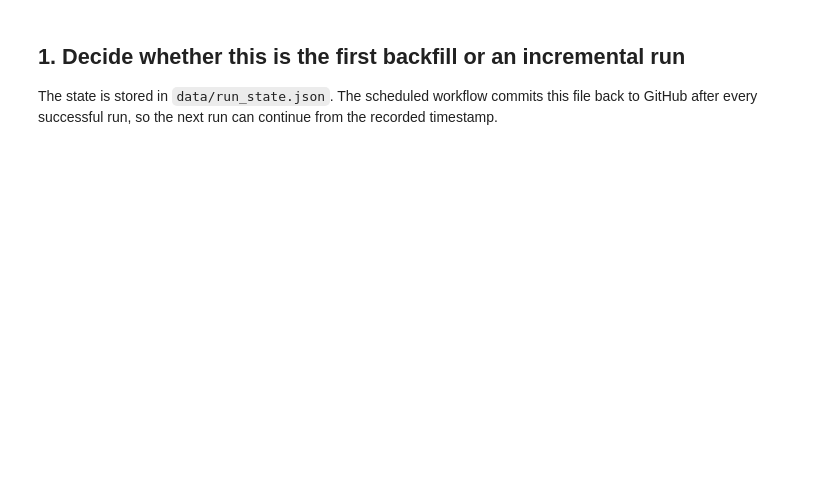
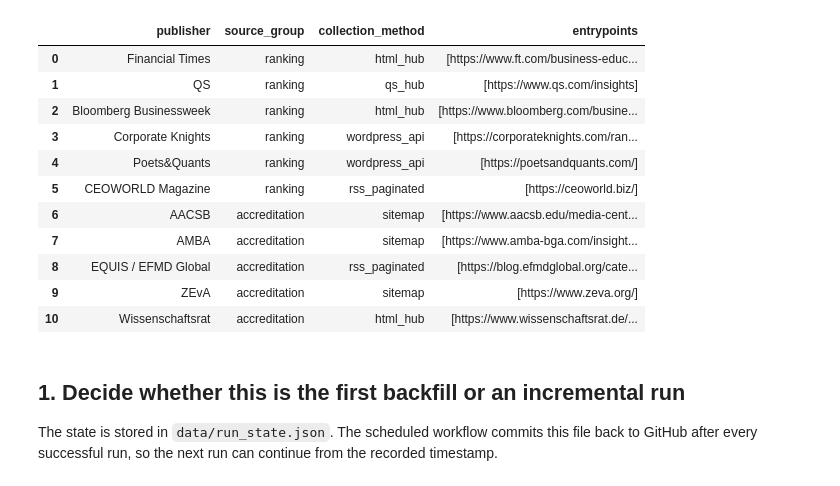
Before and after one commit to olgagaffarova/ESMT_newsflow, a Jupyter notebook: ESMT_Rankings_Intelligence_Cron_Test.ipynb, the cells around one changed output. Saved outputs shown, nothing was run; the diff lists cells and outputs as text; code cells hidden in the pictures; blank space fills up the shorter version.

Commit message:
Add additional news sources

```diff
--- a/ESMT_Rankings_Intelligence_Cron_Test.ipynb
+++ b/ESMT_Rankings_Intelligence_Cron_Test.ipynb
@@ -54,3 +179,21 @@ print(f"Enabled source: {SOURCE['publisher']}")
+# %%
+sources_df = pd.DataFrame(SOURCE_REGISTRY)
+display(sources_df[[
+    "publisher", "source_group", "collection_method", "entrypoints"
+]])
+# %% [output]
+|  | publisher | source_group | collection_method | entrypoints |
+| 0 | Financial Times | ranking | html_hub | [https://www.ft.com/business-educ... |
+| 1 | QS | ranking | qs_hub | [https://www.qs.com/insights] |
+| 2 | Bloomberg Businessweek | ranking | html_hub | [https://www.bloomberg.com/busine... |
+| 3 | Corporate Knights | ranking | wordpress_api | [https://corporateknights.com/ran... |
+| 4 | Poets&Quants | ranking | wordpress_api | [https://poetsandquants.com/] |
+| 5 | CEOWORLD Magazine | ranking | rss_paginated | [https://ceoworld.biz/] |
+| 6 | AACSB | accreditation | sitemap | [https://www.aacsb.edu/media-cent... |
+| 7 | AMBA | accreditation | sitemap | [https://www.amba-bga.com/insight... |
+| 8 | EQUIS / EFMD Global | accreditation | rss_paginated | [https://blog.efmdglobal.org/cate... |
+| 9 | ZEvA | accreditation | sitemap | [https://www.zeva.org/] |
+| 10 | Wissenschaftsrat | accreditation | html_hub | [https://www.wissenschaftsrat.de/... |
 # %% [markdown]
 ## 1. Decide whether this is the first backfill or an incremental run
 
```
Also changed, not shown: parts of 6 cells of this notebook, 4 other files.
